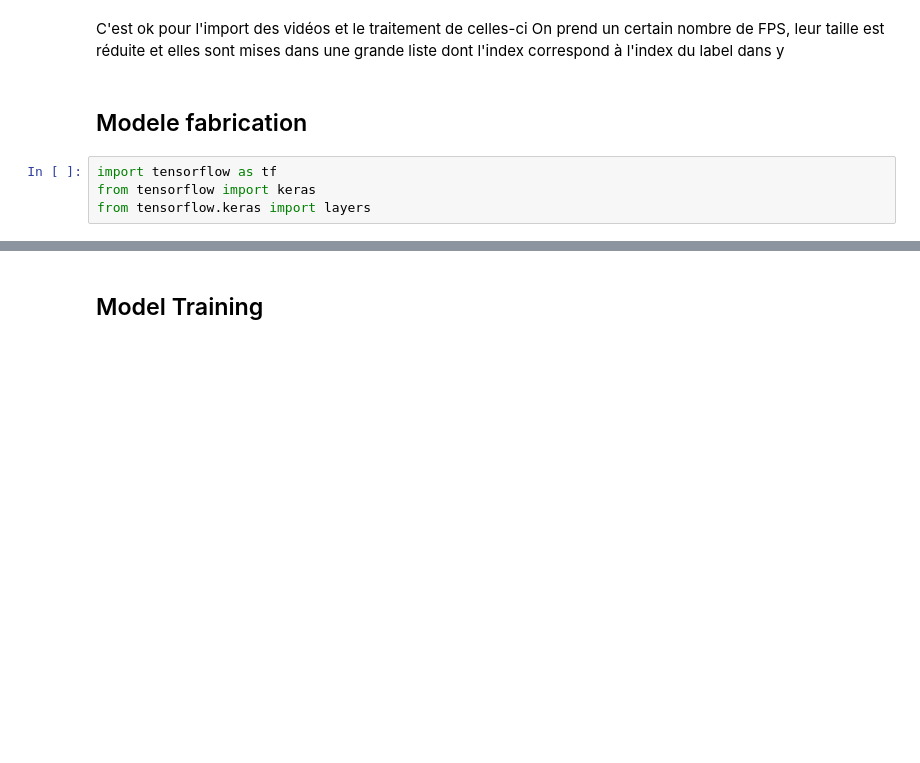
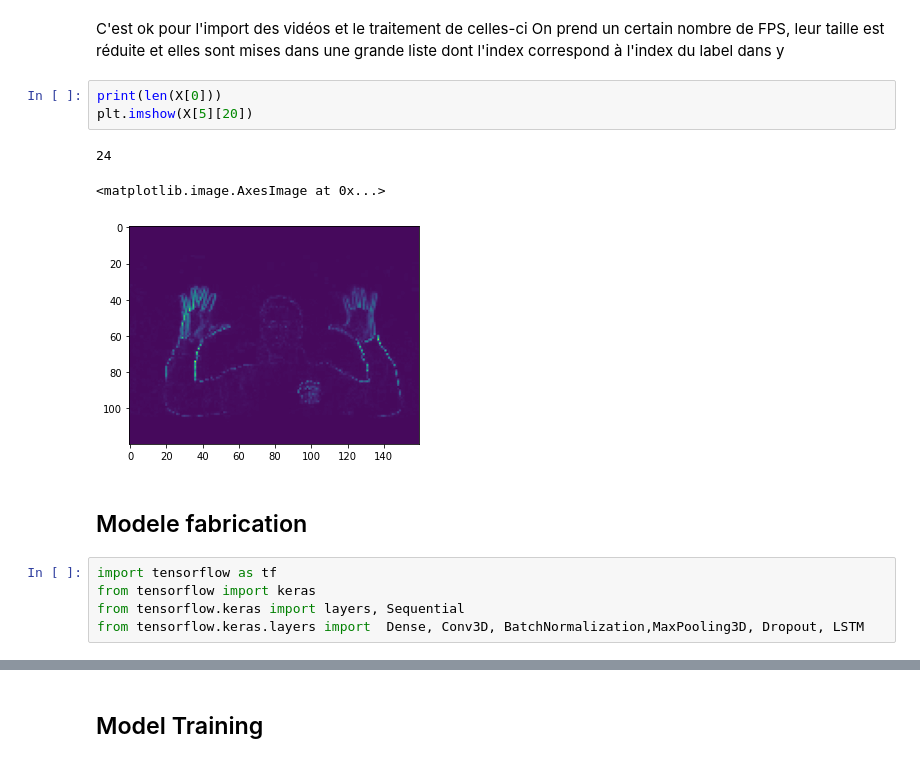
Before and after one commit to KurukW/AI_Project1, a Jupyter notebook: model.ipynb, the cells around one changed output, grey strips where cells are left out. Drawn from its saved outputs; the diff is of its cells as text; blank space fills up the shorter version.

```diff
--- a/model.ipynb
+++ b/model.ipynb
@@ -259,9 +255,17 @@ print(X[0][3].shape)
 C'est ok pour l'import des vidéos et le traitement de celles-ci
 On prend un certain nombre de FPS, leur taille est réduite et elles sont mises dans une grande liste
 dont l'index correspond à l'index du label dans y
+# %%
+print(len(X[0]))
+plt.imshow(X[5][20])
+# %% [output]
+24
+<matplotlib.image.AxesImage at 0x...>
+[figure, added]
 # %% [markdown]
 ## Modele fabrication
 # %%
 import tensorflow as tf
 from tensorflow import keras
-from tensorflow.keras import layers
+from tensorflow.keras import layers, Sequential
+from tensorflow.keras.layers import  Dense, Conv3D, BatchNormalization,MaxPooling3D, Dropout, LSTM
```
Also changed, not shown: parts of 30 cells of this notebook, 5 other files.
